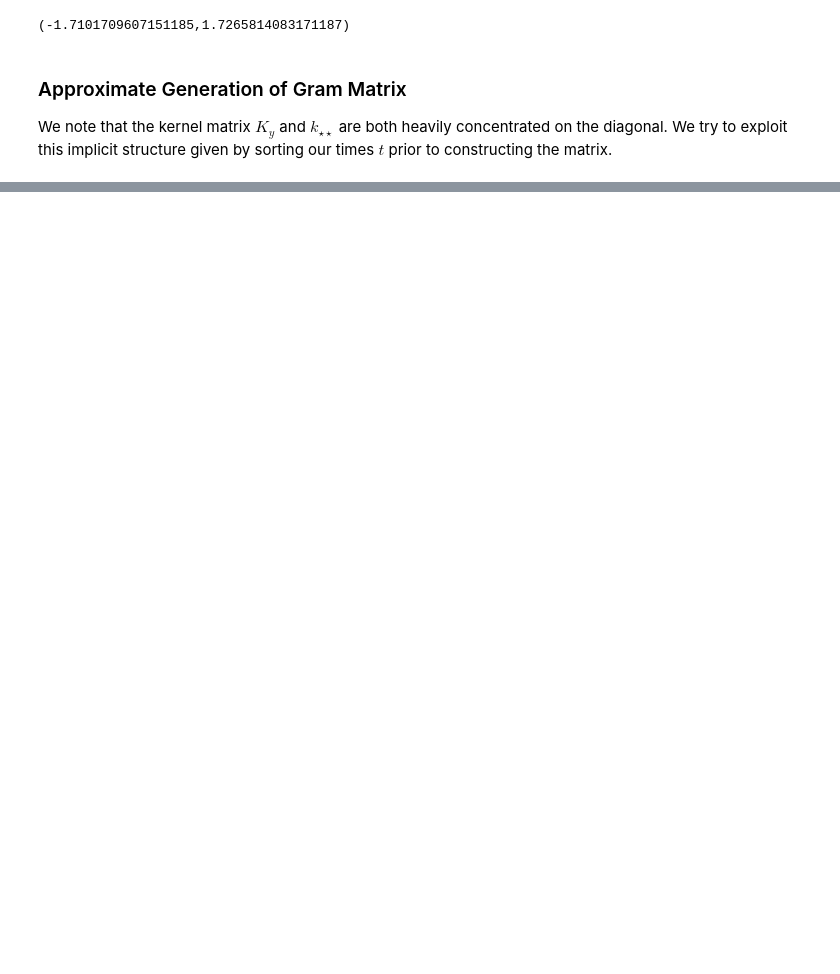
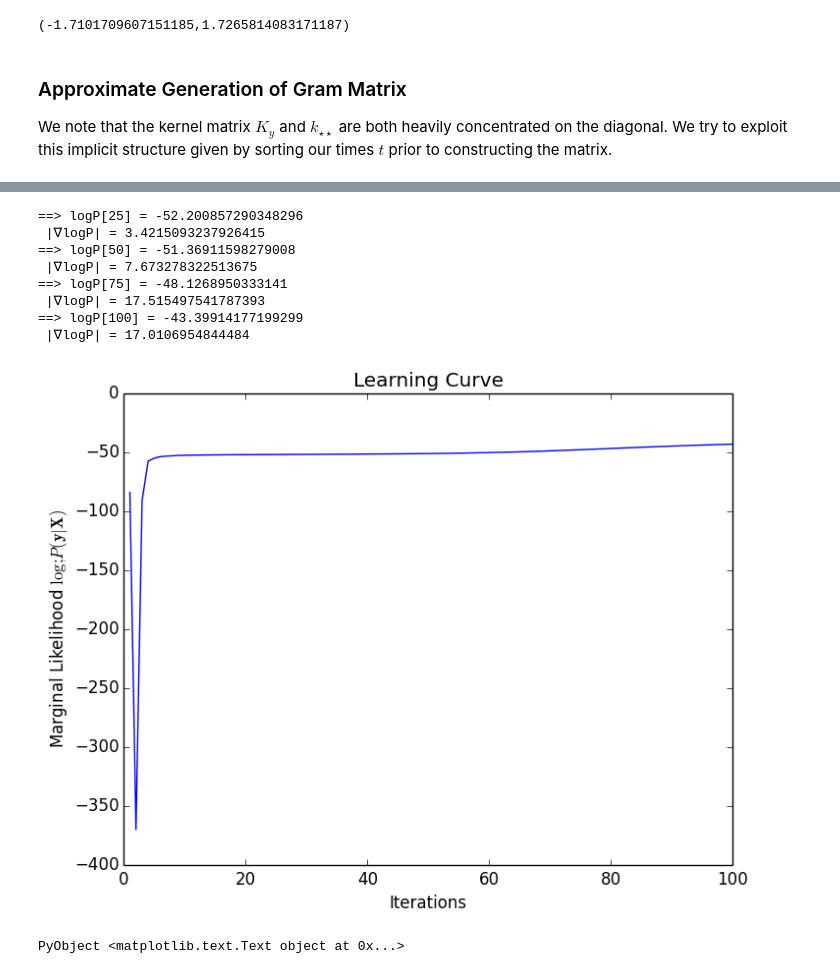
Before and after one commit to cdipaolo/inflection, a Jupyter notebook: notebooks/1.0-gp-regression.ipynb, the cells around one changed output, grey strips where cells are left out. Saved outputs shown, nothing was run; the diff lists cells and outputs as text; code cells hidden in the pictures; blank space fills up the shorter version.

```diff
--- a/notebooks/1.0-gp-regression.ipynb
+++ b/notebooks/1.0-gp-regression.ipynb
@@ -533,0 +609,43 @@ PyObject <matplotlib.colorbar.Colorbar instance at 0x...>
+# %%
+# run gradient descent
+
+σ = 0.75
+l = 0.2
+σ_y = 0.2
+params = [log(σ^2); log(l^2); log(σ_y^2)]''
+# params = randn(3,1) # random instantiation converges much slower!
+se = SEKernel(params)
+
+n_iters = 100
+lr = 0.05
+β = 1.0
+∇logP = [0.; 0.; 0.]
+logP  = zeros(n_iters)
+for i=1:n_iters
+    ∇logP, logP[i] = derivs(se, t, tsla)
+
+    # we want to maximize logP so we
+    # will step `lr/i` in the direction of
+    # the graditent
+    se.params += (lr/(β*i))*∇logP
+
+    if i%25 == 0
+        println("==> logP[$(i)] = $(logP[i])\n |∇logP| = $(norm(∇logP))")
+    end
+end
+
+plot(collect(1:n_iters), logP)
+title("Learning Curve")
+xlabel("Iterations")
+ylabel("Marginal Likelihood \$\\log\; P(\\mathbf{y}|\\mathbf{X})\$")
+# %% [output]
+==> logP[25] = -52.200857290348296
+ |∇logP| = 3.4215093237926415
+==> logP[50] = -51.36911598279008
+ |∇logP| = 7.673278322513675
+==> logP[75] = -48.1268950333141
+ |∇logP| = 17.515497541787393
+==> logP[100] = -43.39914177199299
+ |∇logP| = 17.0106954844484
+[figure, added]
+PyObject <matplotlib.text.Text object at 0x...>
```
Also changed, not shown: parts of 18 cells of this notebook.
